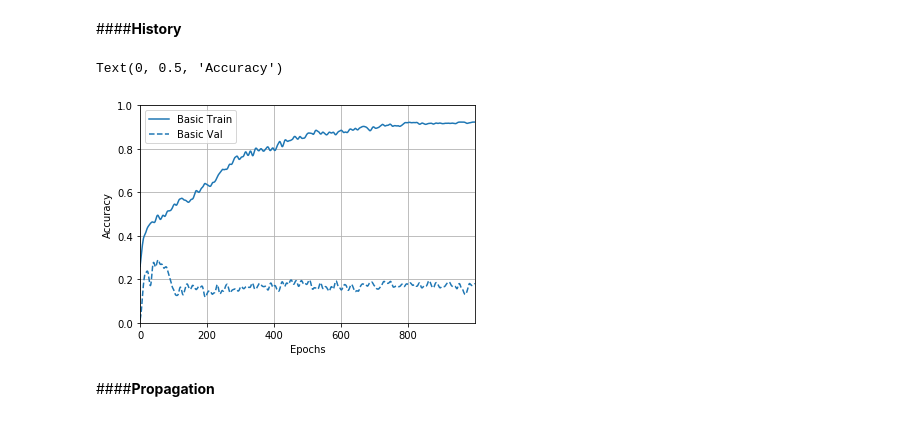
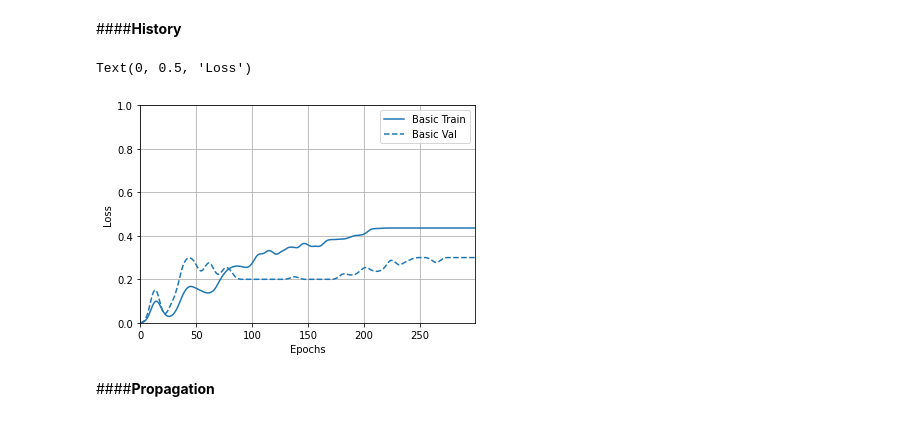
Before and after one commit to luthfigeo/Rock-Type-Propagation, a Jupyter notebook: Rocktype_Propagation.ipynb, the cells around one changed output. Drawn from its saved outputs; the diff is of its cells as text; code cells hidden in the pictures.

```diff
--- a/Rocktype_Propagation.ipynb
+++ b/Rocktype_Propagation.ipynb
@@ -159,15 +124,15 @@ dset.describe()
 # %%
 db = dset[['GR','ILD','PROX','HFU']].copy()
 X = db.iloc[:,0:3].values
-Y = db.pop['HFU']
+Y = db.iloc[:,-1].values
 Y = label_binarize(Y, classes=[0,1,2,3,4,5, 6, 7, 8, 9, 10, 11, 12, 13, 14, 15, 16])
 test = 0.20
 seed = 0
 X_train, X_test, Y_train, Y_test = model_selection.train_test_split(X, Y, test_size=test, random_state=seed)
 
-scaler = StandardScaler()
-X_train = scaler.fit_transform(X_train)
-X_test = scaler.transform(X_test)
+#scaler = StandardScaler()
+#X_train = scaler.fit_transform(X_train)
+#X_test = scaler.transform(X_test)
 print (Y_test)
 # %% [output]
 [[0 0 0 0 0 1 0 0 0 0 0 0 0 0 0 0 0]
@@ -188,9 +153,10 @@ print (Y_test)
 # %%
 def ModelAnn():
   classifier = Sequential([
-                           Dense(256, activation = 'relu', input_dim=3),
-                           #Dense(128,activation = 'relu'),
-                           Dense(17, activation='softmax')
+                           Dense(3, activation = 'relu', input_dim=3),
+                           #Dense(35,activation = 'relu'),
+                           Dense(17, activation='softmax'),
+                           #Dropout(0.2)
         ])
   lr = 0.1
   decay = 0.0001
@@ -215,7 +181,7 @@ classifier = ModelAnn()
 #with tf.device('/cpu:0'):
 def fitmodel():
   with tf.device('/device:GPU:0'):
-    history = classifier.fit(X_train, Y_train, validation_split=0.2, epochs=1000, batch_size=5, verbose=1)
+    history = classifier.fit(X_train, Y_train, validation_split=0.2, epochs=300, batch_size=5, verbose=1)
     Y_predict = classifier.predict(X_test)
     return history, Y_predict
 
@@ -271,14 +278,14 @@ acc = accuracy_score(Y_test.argmax(1), Y_predict.argmax(1))
 # %%
 hist = pd.DataFrame(history.history)
 hist['epoch'] = history.epoch
 hist.tail(5)
 plotter = tfdocs.plots.HistoryPlotter(smoothing_std=2)
 plotter.plot({'Basic': history}, metric = 'accuracy')
 plt.ylim([0, 1])
-plt.ylabel('Accuracy')
+plt.ylabel('Loss')
 # %% [output]
-Text(0, 0.5, 'Accuracy')
+Text(0, 0.5, 'Loss')
-[figure, old version]
+[figure, new version]
 # %% [markdown]
 ####**Propagation**
 # %%
```
Also changed, not shown: parts of 14 cells of this notebook.
